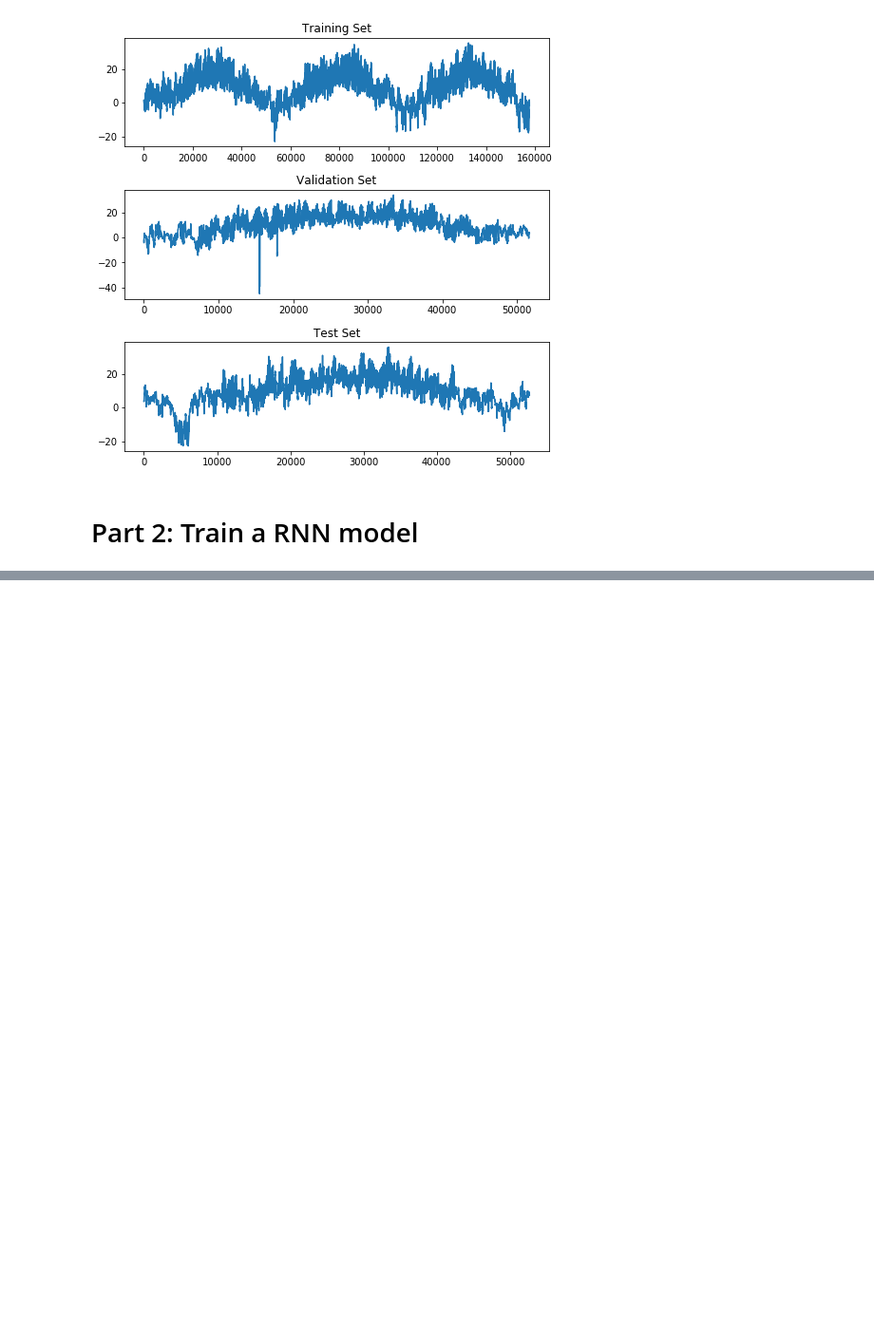
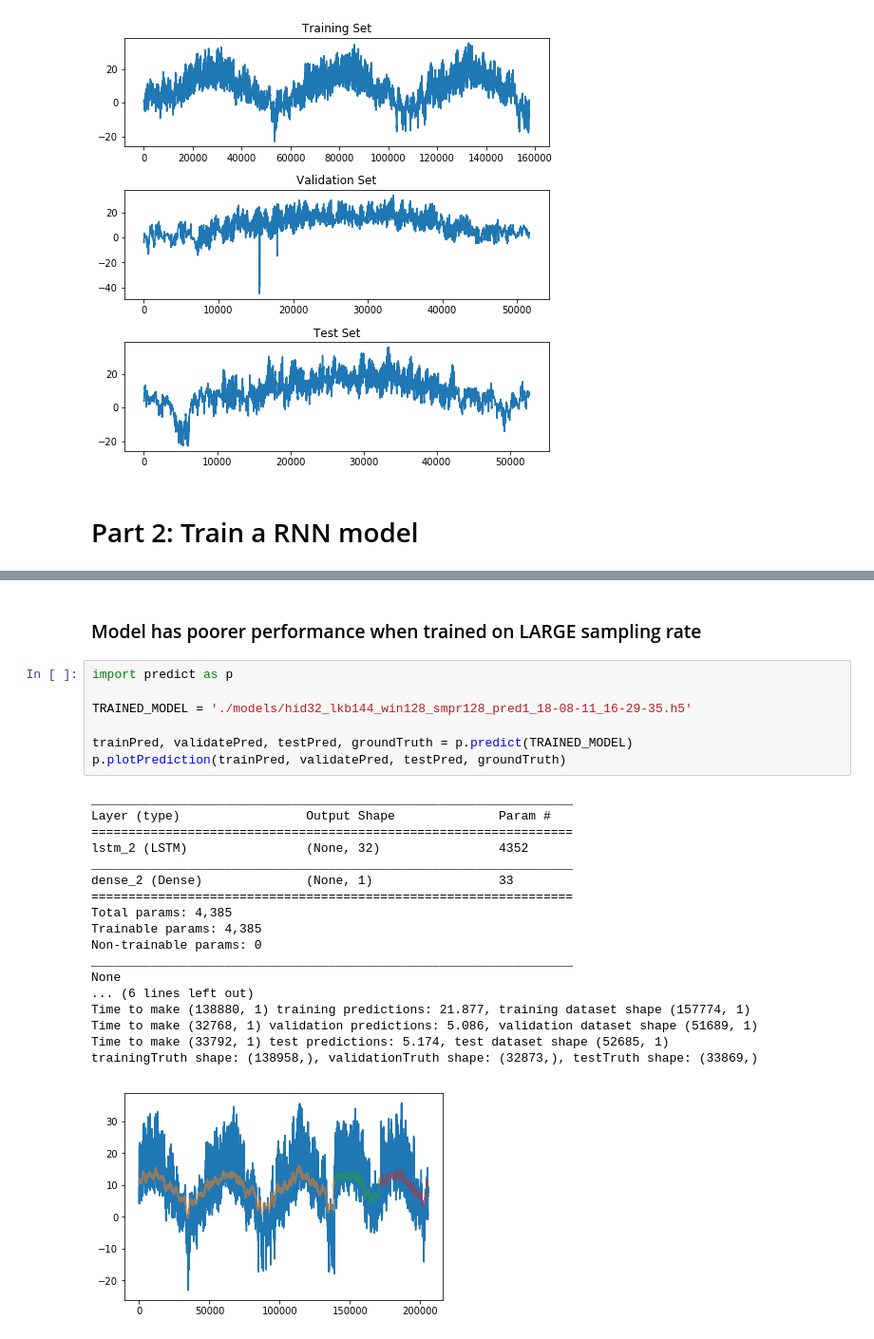
Before and after one commit to laserprec/temperature-rnn, a Jupyter notebook: pipeline.ipynb, the cells around one changed output, grey strips where cells are left out. Shown at 95% size. Drawn from its saved outputs; the diff is of its cells as text; blank space fills up the shorter version.

```diff
--- a/pipeline.ipynb
+++ b/pipeline.ipynb
@@ -30,0 +77,28 @@ Total duration for plotting: 0.168
+# %% [markdown]
+### Model has poorer performance when trained on LARGE sampling rate
+# %%
+import predict as p
+
+TRAINED_MODEL = './models/hid32_lkb144_win128_smpr128_pred1_18-08-11_16-29-35.h5'
+
+trainPred, validatePred, testPred, groundTruth = p.predict(TRAINED_MODEL)
+p.plotPrediction(trainPred, validatePred, testPred, groundTruth)
+# %% [output]
+_________________________________________________________________
+Layer (type)                 Output Shape              Param #
+=================================================================
+lstm_2 (LSTM)                (None, 32)                4352
+_________________________________________________________________
+dense_2 (Dense)              (None, 1)                 33
+=================================================================
+Total params: 4,385
+Trainable params: 4,385
+Non-trainable params: 0
+_________________________________________________________________
+None
+... (6 lines left out)
+Time to make (138880, 1) training predictions: 21.877, training dataset shape (157774, 1)
+Time to make (32768, 1) validation predictions: 5.086, validation dataset shape (51689, 1)
+Time to make (33792, 1) test predictions: 5.174, test dataset shape (52685, 1)
+trainingTruth shape: (138958,), validationTruth shape: (32873,), testTruth shape: (33869,)
+[figure, added]
```
Also changed, not shown: parts of 6 cells of this notebook, 6 other files.
